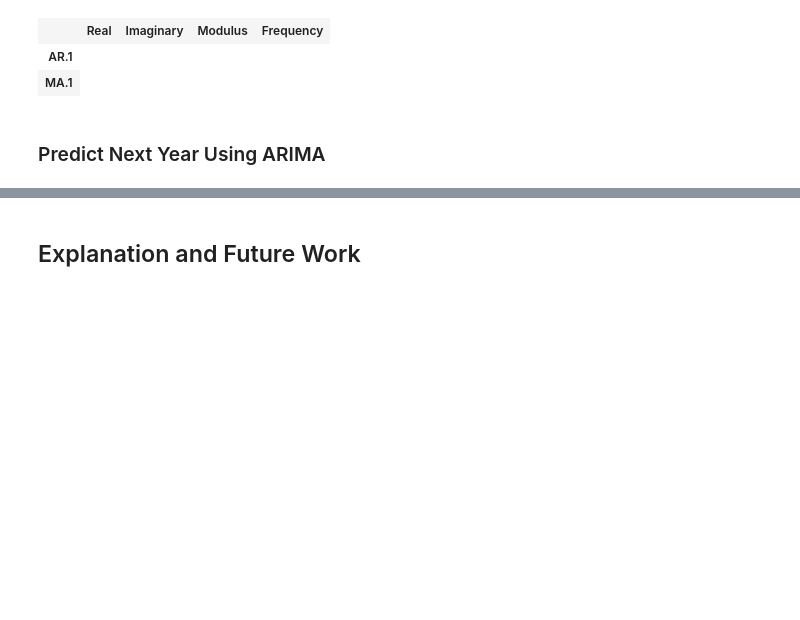
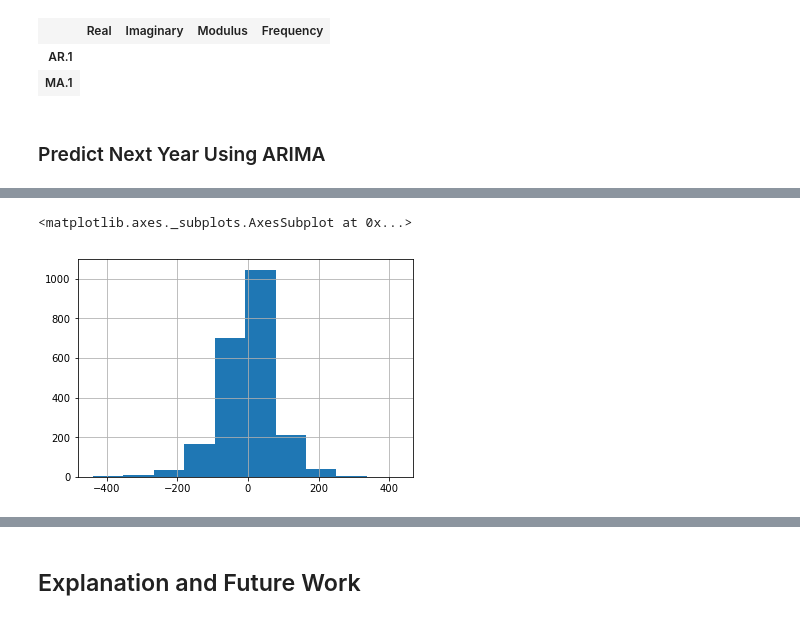
Before and after one commit to badderc/Carlie_Badder-NYC-Data_Scientist, a Jupyter notebook: ds-2/Time-Series.ipynb, the cells around one changed output, grey strips where cells are left out. Drawn from its saved outputs; the diff is of its cells as text; code cells hidden in the pictures; blank space fills up the shorter version.

```diff
--- a/ds-2/Time-Series.ipynb
+++ b/ds-2/Time-Series.ipynb
@@ -523,0 +526,6 @@ plt.plot(range(len(history)), history)
+# %%
+mort_df_recent.set_index('date', inplace=True)
+# %%
+# Merge mortgage rates data with the willreitind data
+mort_ws_df = df_recent.join(mort_df_recent, how='left', lsuffix='_ws', rsuffix='_mort')
+mort_ws_df.head()
@@ -523,0 +540,4 @@ plt.plot(range(len(history)), history)
+# %%
+# Change resolution of mortgage rates to daily to match the wilshire data
+mort_ws_df.value_mort.fillna(method='ffill', inplace=True) # Replace NaN values with preceding values - best estimate given no other info
+mort_ws_df = mort_ws_df.loc['2009-10-08':]
@@ -523,0 +556,4 @@ plt.plot(range(len(history)), history)
+# %%
+# Full ARIMA Model for wilshire index with one exogenous variable, mortgage rates
+model2 = ARIMA((mort_ws_df.value_ws), order=(1, 1, 1), exog=mort_ws_df.value_mort)
+results_ARIMA2 = model2.fit()
@@ -523,0 +580,5 @@ plt.plot(range(len(history)), history)
+# %%
+results_ARIMA2.resid.hist()
+# %% [output]
+<matplotlib.axes._subplots.AxesSubplot at 0x...>
+[figure, added]
```
Also changed, not shown: parts of 49 cells of this notebook, 5 other files.
